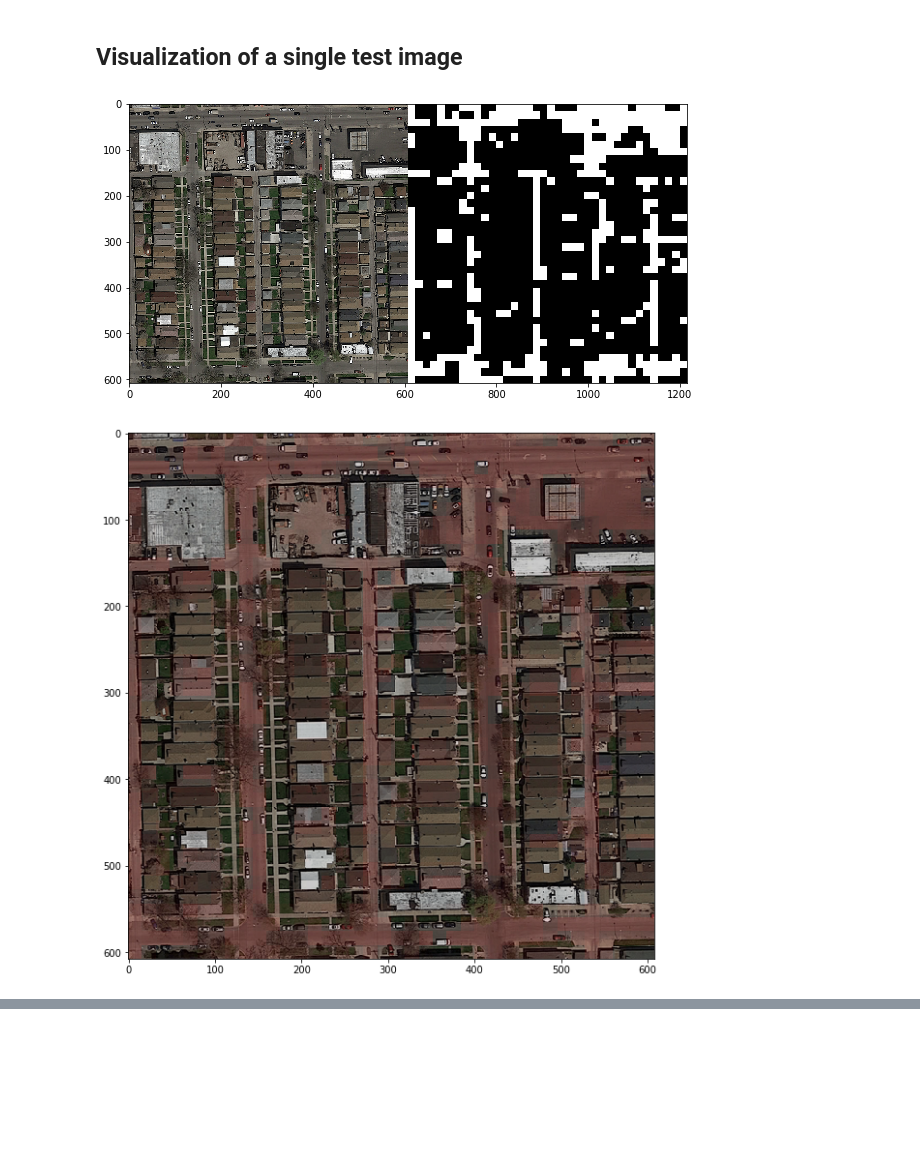
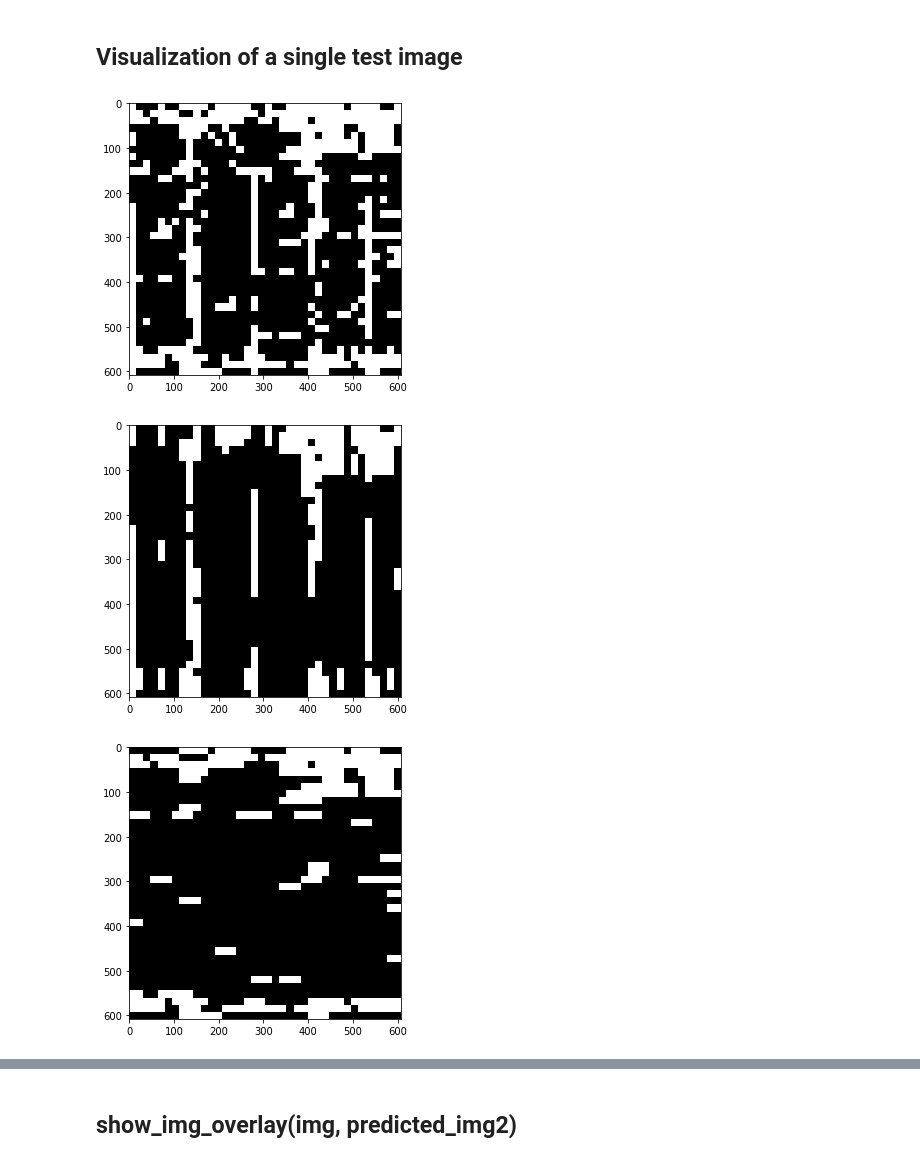
Before and after one commit to alexandrehutter/ml-project2, a Jupyter notebook: classification.ipynb, the cells around one changed output, grey strips where cells are left out. Saved outputs shown, nothing was run; the diff lists cells and outputs as text; code cells hidden in the pictures; blank space fills up the shorter version.

```diff
--- a/classification.ipynb
+++ b/classification.ipynb
@@ -304,15 +318,3 @@ Zi = [1 if t >= 0.45 else 0 for t in Zi]
 # %%
 if Xi.shape[1] == 2:
     show_data_points(Xi, Zi)
-# %%
-# Display prediction as an image
-w = img.shape[0]
-h = img.shape[1]
-predicted_img = label_to_img(w, h, patch_size, patch_size, Zi)
-show_img_concatenated(img, predicted_img)
-# %% [output]
-[figure, removed]
-# %%
-show_img_overlay(img, predicted_img)
-# %% [output]
-[figure, removed]
@@ -318,0 +328,58 @@ show_img_overlay(img, predicted_img)
+# %%
+# Display prediction as an image
+from skimage.morphology import  opening, closing, white_tophat
+from skimage.morphology import square
+
+w = img.shape[0]
+h = img.shape[1]
+side = int(np.sqrt(len(Zi)))
+predicted_img = label_to_img(w, h, patch_size, patch_size, Zi)
+kernel1 = square(3*16)
+kernel2 = np.ones((4*16,1))
+kernel3 = square(9*16)
+kernel4 = np.ones((1,4*16))
+
+kernel5 = np.ones((33,16))
+kernel6 = np.ones((16,33))
+
+
+
+predicted_img2 = closing(predicted_img, kernel1)
+predicted_img2 = white_tophat(predicted_img2, kernel3)
+predicted_img_vert = opening(predicted_img2, kernel2)
+
+predicted_img_hor = opening(predicted_img2, kernel4)
+
+show_img(predicted_img_vert)
+show_img(predicted_img_hor)
+
+predict_img_final = cv.addWeighted(predicted_img_vert,1,predicted_img_hor,1,0.0)
+
+for x in range(len(predict_img_final)):
+    for y in range(len(predict_img_final)):
+        if predict_img_final[x][y] != 0 :
+            predict_img_final[x][y] = 1
+
+#show_img(predict_img_final)
+show_img(predicted_img)
+
+
+predicted_img5 = opening(predicted_img, kernel5)
+predicted_img6 = opening(predicted_img, kernel6)
+show_img(predicted_img5)
+show_img(predicted_img6)
+
+predict_img_final = cv.addWeighted(predicted_img5,1,predicted_img6,1,0.0)
+
+for x in range(len(predict_img_final)):
+    for y in range(len(predict_img_final)):
+        if predict_img_final[x][y] != 0 :
+            predict_img_final[x][y] = 1
+
+show_img(predict_img_final)
+
+#show_img_concatenated(img, predicted_img2)
+# %% [output]
+[figure, added]
+[figure, added]
+[figure, added]
@@ -319,3 +387,5 @@ show_img_overlay(img, predicted_img)
+# %% [markdown]
+## show_img_overlay(img, predicted_img2)
 # %%
 if patch_size != 16:
     Zi_agg = postprocessing.aggregate_labels(Zi, patch_size, 16, aggregate_threshold)
```
Also changed, not shown: parts of 15 cells of this notebook, 2 other files.
